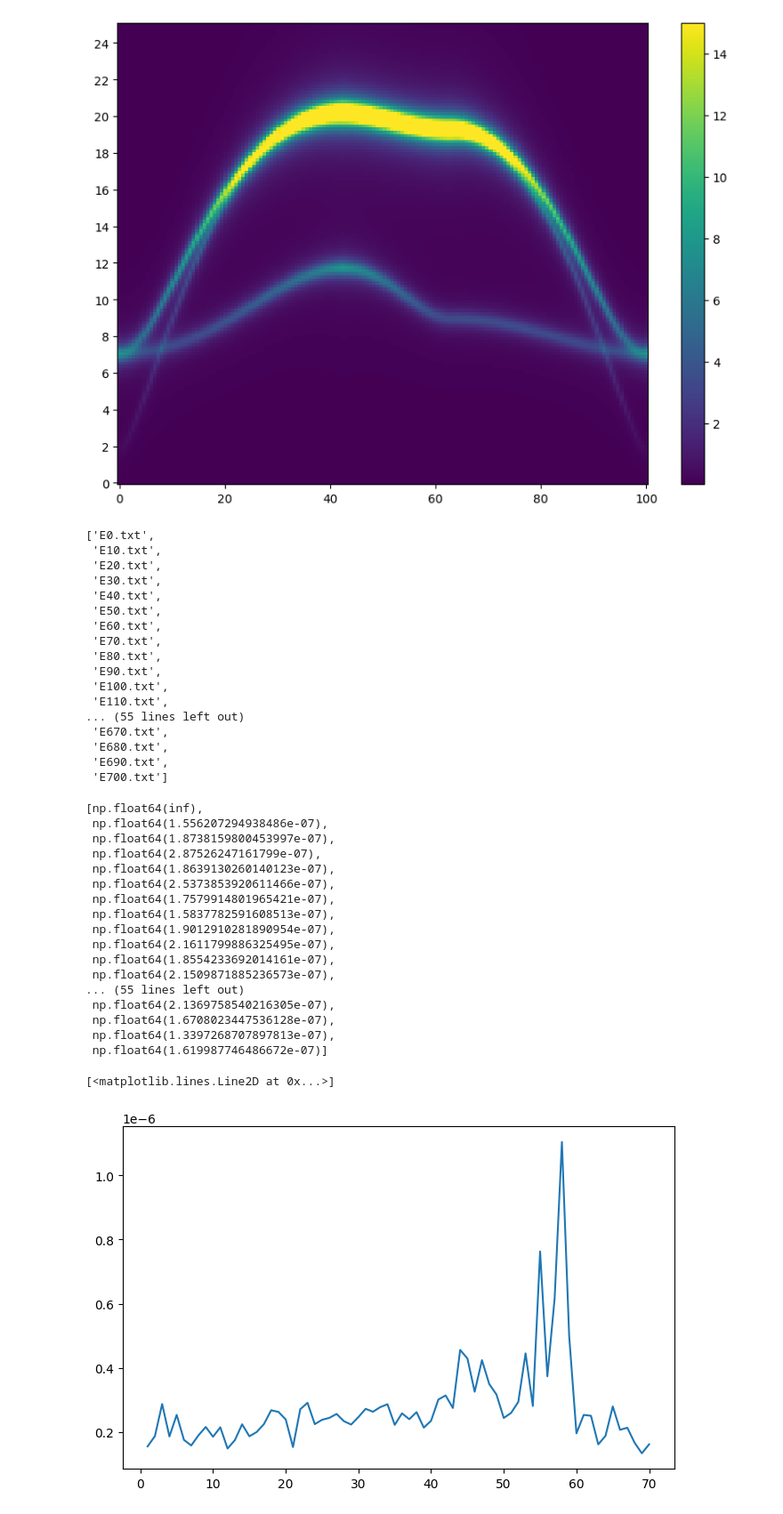
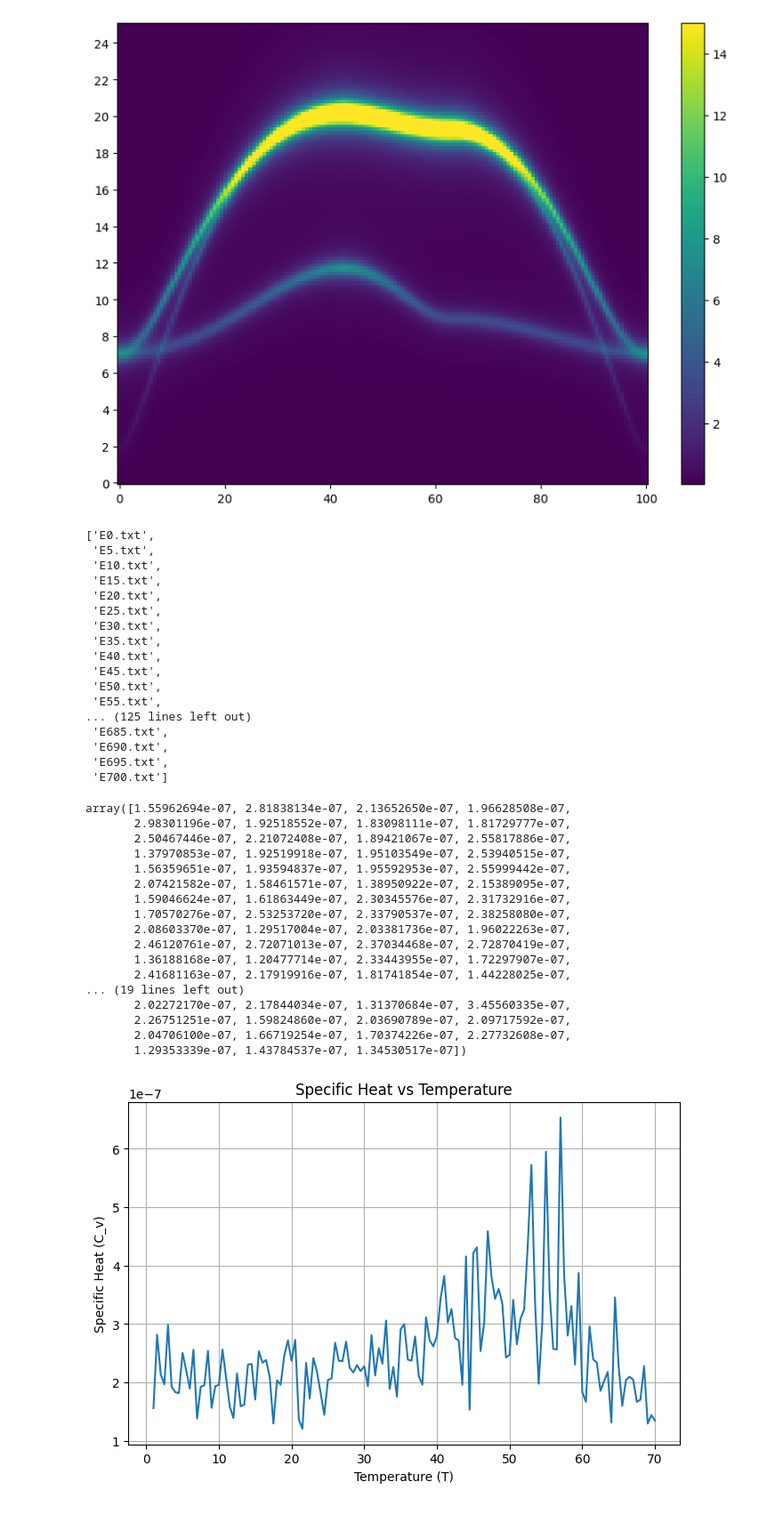
Before and after one commit to LivNoerholm/Kagome-LSWT, a Jupyter notebook: py.ipynb, the cells around one changed output. Shown at 89% size. Cells and saved outputs as stored; diff of their text form; code cells hidden in the pictures.

Commit message:
indtil videre bedste C_v plot gemt, og ny kode sat op til at forbedre det mere

```diff
--- a/py.ipynb
+++ b/py.ipynb
@@ -17,7 +17,7 @@ plt.colorbar()
 <matplotlib.colorbar.Colorbar at 0x...>
 [figure]
 # %%
-T = np.linspace(0,70,71)
+T = np.linspace(0,70,141)
 
 def extract_number(filename):
     return int(re.search(r'\d+', filename).group())
@@ -28,21 +28,21 @@ sorted_files = sorted(os.listdir(folder_path), key=extract_number)
 sorted_files
 # %% [output]
 ['E0.txt',
+ 'E5.txt',
  'E10.txt',
+ 'E15.txt',
  'E20.txt',
+ 'E25.txt',
  'E30.txt',
+ 'E35.txt',
  'E40.txt',
+ 'E45.txt',
  'E50.txt',
- 'E60.txt',
- 'E70.txt',
- 'E80.txt',
- 'E90.txt',
- 'E100.txt',
- 'E110.txt',
-... (55 lines left out)
- 'E670.txt',
- 'E680.txt',
+ 'E55.txt',
+... (125 lines left out)
+ 'E685.txt',
  'E690.txt',
+ 'E695.txt',
  'E700.txt']
 # %%
 E_var_list = []
@@ -50,7 +50,7 @@ data_array = []
 for filename in sorted_files:
     file_path = os.path.join(folder_path, filename)
     if os.path.isfile(file_path):
-        data = np.genfromtxt(file_path, delimiter=",")[10:]
+        data = np.genfromtxt(file_path, delimiter=",")[50:]
         data_array.append(data)
         variance = np.var(data)
         E_var_list.append(variance)
@@ -60,29 +60,34 @@ for i in range(len(E_var_list)):
     shc = E_var_list[i]/(T[i]**2)
     C_v.append(shc)
 
+C_v = np.array(C_v)[2:]
 C_v
 # %% [output]
-[np.float64(inf),
- np.float64(1.556207294938486e-07),
- np.float64(1.8738159800453997e-07),
- np.float64(2.87526247161799e-07),
- np.float64(1.8639130260140123e-07),
- np.float64(2.5373853920611466e-07),
- np.float64(1.7579914801965421e-07),
- np.float64(1.5837782591608513e-07),
- np.float64(1.9012910281890954e-07),
- np.float64(2.1611799886325495e-07),
- np.float64(1.8554233692014161e-07),
- np.float64(2.1509871885236573e-07),
-... (55 lines left out)
- np.float64(2.1369758540216305e-07),
- np.float64(1.6708023447536128e-07),
- np.float64(1.3397268707897813e-07),
- np.float64(1.619987746486672e-07)]
+array([1.55962694e-07, 2.81838134e-07, 2.13652650e-07, 1.96628508e-07,
+       2.98301196e-07, 1.92518552e-07, 1.83098111e-07, 1.81729777e-07,
+       2.50467446e-07, 2.21072408e-07, 1.89421067e-07, 2.55817886e-07,
+       1.37970853e-07, 1.92519918e-07, 1.95103549e-07, 2.53940515e-07,
+       1.56359651e-07, 1.93594837e-07, 1.95592953e-07, 2.55999442e-07,
+       2.07421582e-07, 1.58461571e-07, 1.38950922e-07, 2.15389095e-07,
+       1.59046624e-07, 1.61863449e-07, 2.30345576e-07, 2.31732916e-07,
+       1.70570276e-07, 2.53253720e-07, 2.33790537e-07, 2.38258080e-07,
+       2.08603370e-07, 1.29517004e-07, 2.03381736e-07, 1.96022263e-07,
+       2.46120761e-07, 2.72071013e-07, 2.37034468e-07, 2.72870419e-07,
+       1.36188168e-07, 1.20477714e-07, 2.33443955e-07, 1.72297907e-07,
+       2.41681163e-07, 2.17919916e-07, 1.81741854e-07, 1.44228025e-07,
+... (19 lines left out)
+       2.02272170e-07, 2.17844034e-07, 1.31370684e-07, 3.45560335e-07,
+       2.26751251e-07, 1.59824860e-07, 2.03690789e-07, 2.09717592e-07,
+       2.04706100e-07, 1.66719254e-07, 1.70374226e-07, 2.27732608e-07,
+       1.29353339e-07, 1.43784537e-07, 1.34530517e-07])
 # %%
 plt.figure(figsize=(8,5))
-plt.plot(T, C_v)
+plt.plot(T[2:], C_v)
+plt.xlabel('Temperature (T)')
+plt.ylabel('Specific Heat (C_v)')
+plt.title('Specific Heat vs Temperature')
+plt.grid()
+plt.show()
 # %% [output]
-[<matplotlib.lines.Line2D at 0x...>]
-[figure, old version]
+[figure, new version]
 # %%
```
Also changed, not shown: parts of 1 cell of this notebook, 2 other files.
